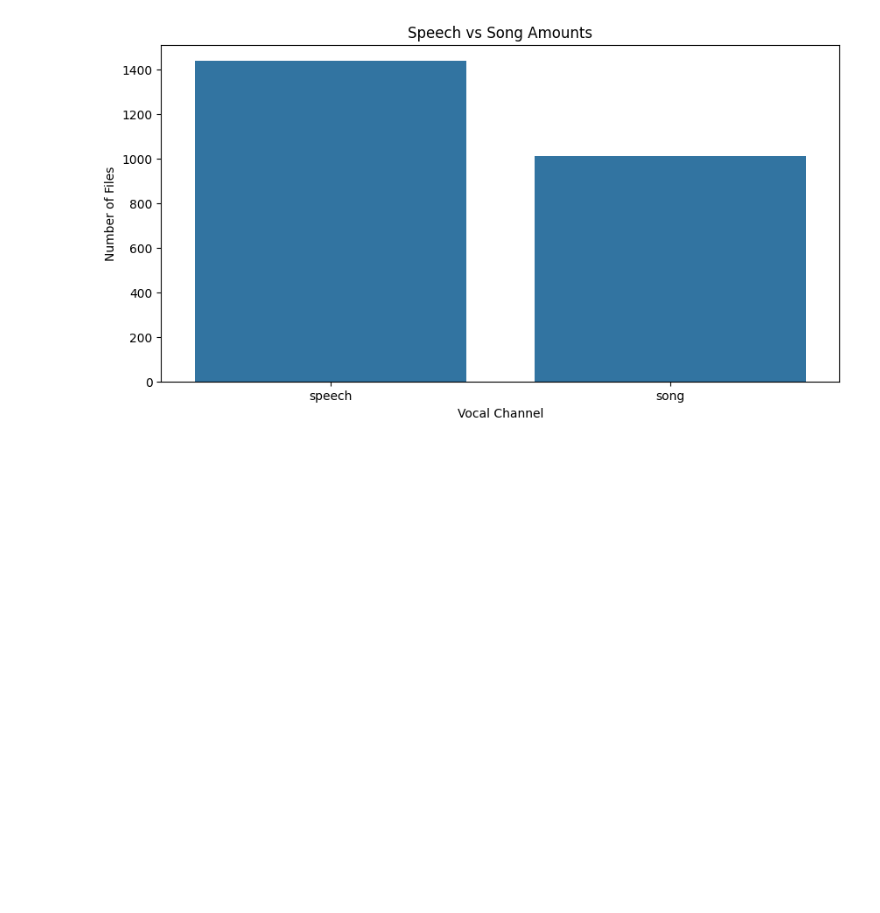
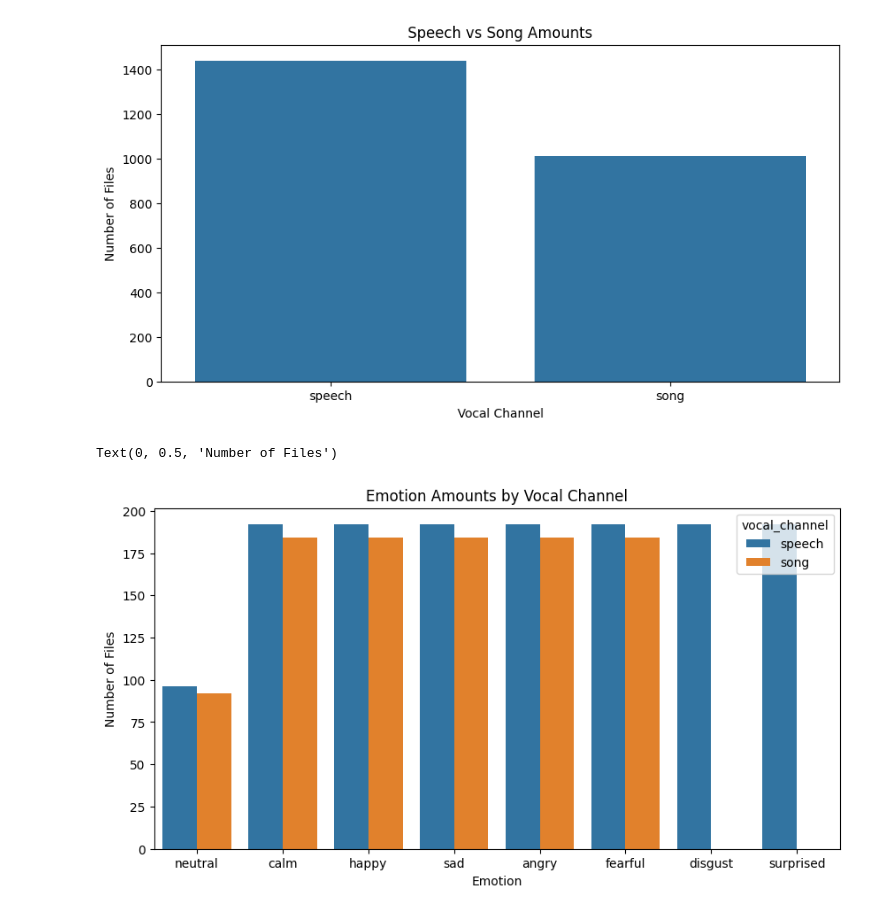
Before and after one commit to daley-tyler/Project_CSE432-532, a Jupyter notebook: SER_Project/notebooks/Data_Wrangling_Feature_4.ipynb, the cells around one changed output. Drawn from its saved outputs; the diff is of its cells as text; code cells hidden in the pictures; blank space fills up the shorter version.

Commit message:
Another plot showing emotion coutns now by vocal channel.

```diff
--- a/SER_Project/notebooks/Data_Wrangling_Feature_4.ipynb
+++ b/SER_Project/notebooks/Data_Wrangling_Feature_4.ipynb
@@ -111,3 +111,14 @@ plt.ylabel("Number of Files")
 # %% [output]
 Text(0, 0.5, 'Number of Files')
 [figure]
+# %%
+#Plotting emotion now by vocal channel
+
+plt.figure(figsize=(10,5))
+sns.countplot(data = metadata_df, x="emotion", hue="vocal_channel", order=emotion_ord)
+plt.title("Emotion Amounts by Vocal Channel")
+plt.xlabel("Emotion")
+plt.ylabel("Number of Files")
+# %% [output]
+Text(0, 0.5, 'Number of Files')
+[figure, added]
```
